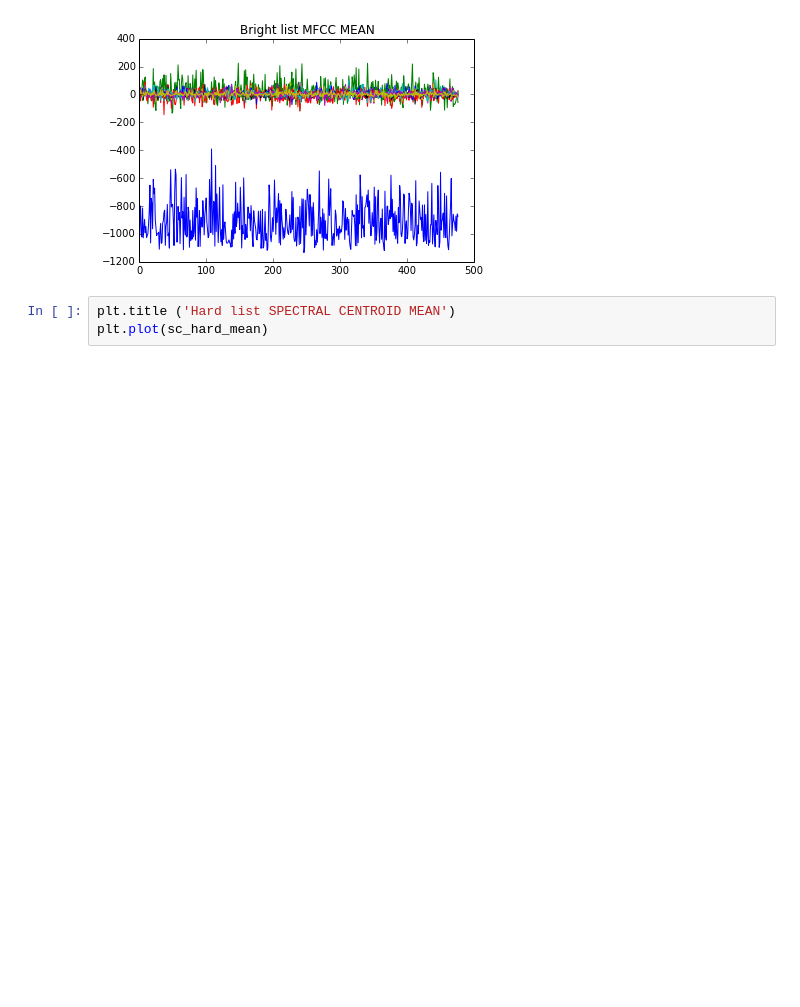
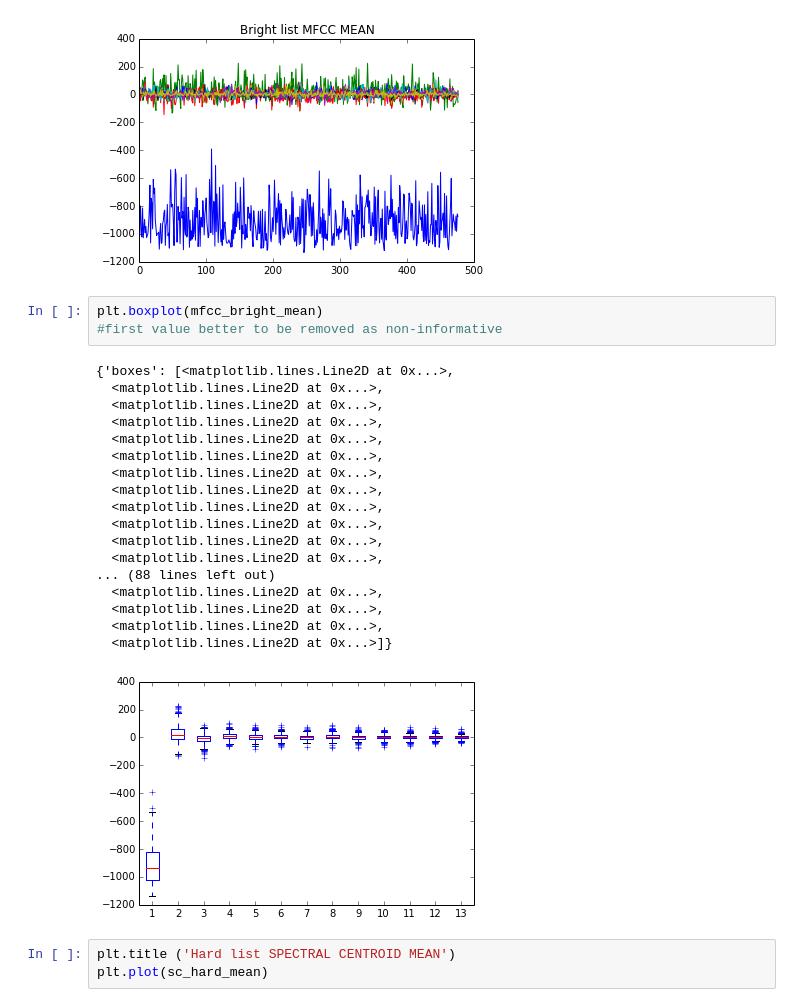
Before and after one commit to pedrogogo/SMC_Th, a Jupyter notebook: json_read_computing_essentia_descriptors.ipynb, the cells around one changed output. Drawn from its saved outputs; the diff is of its cells as text; blank space fills up the shorter version.

```diff
--- a/json_read_computing_essentia_descriptors.ipynb
+++ b/json_read_computing_essentia_descriptors.ipynb
@@ -166,6 +190,28 @@ plt.plot(mfcc_bright_mean)
  <matplotlib.lines.Line2D at 0x...>,
  <matplotlib.lines.Line2D at 0x...>]
 [figure]
+# %%
+plt.boxplot(mfcc_bright_mean)
+#first value better to be removed as non-informative
+# %% [output]
+{'boxes': [<matplotlib.lines.Line2D at 0x...>,
+  <matplotlib.lines.Line2D at 0x...>,
+  <matplotlib.lines.Line2D at 0x...>,
+  <matplotlib.lines.Line2D at 0x...>,
+  <matplotlib.lines.Line2D at 0x...>,
+  <matplotlib.lines.Line2D at 0x...>,
+  <matplotlib.lines.Line2D at 0x...>,
+  <matplotlib.lines.Line2D at 0x...>,
+  <matplotlib.lines.Line2D at 0x...>,
+  <matplotlib.lines.Line2D at 0x...>,
+  <matplotlib.lines.Line2D at 0x...>,
+  <matplotlib.lines.Line2D at 0x...>,
+... (88 lines left out)
+  <matplotlib.lines.Line2D at 0x...>,
+  <matplotlib.lines.Line2D at 0x...>,
+  <matplotlib.lines.Line2D at 0x...>,
+  <matplotlib.lines.Line2D at 0x...>]}
+[figure, added]
 # %%
 plt.title ('Hard list SPECTRAL CENTROID MEAN')
 plt.plot(sc_hard_mean)
```
Also changed, not shown: parts of 6 cells of this notebook.
